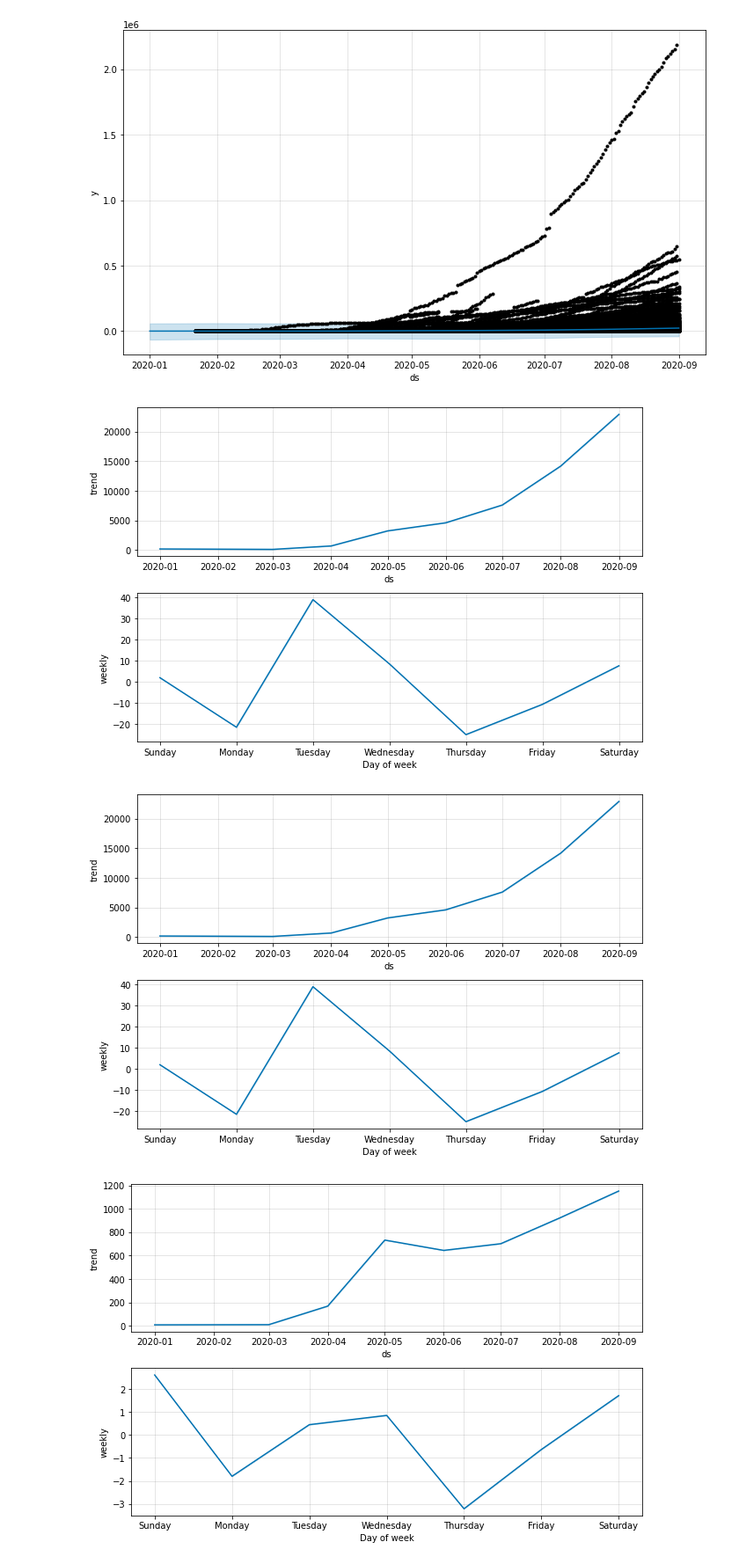
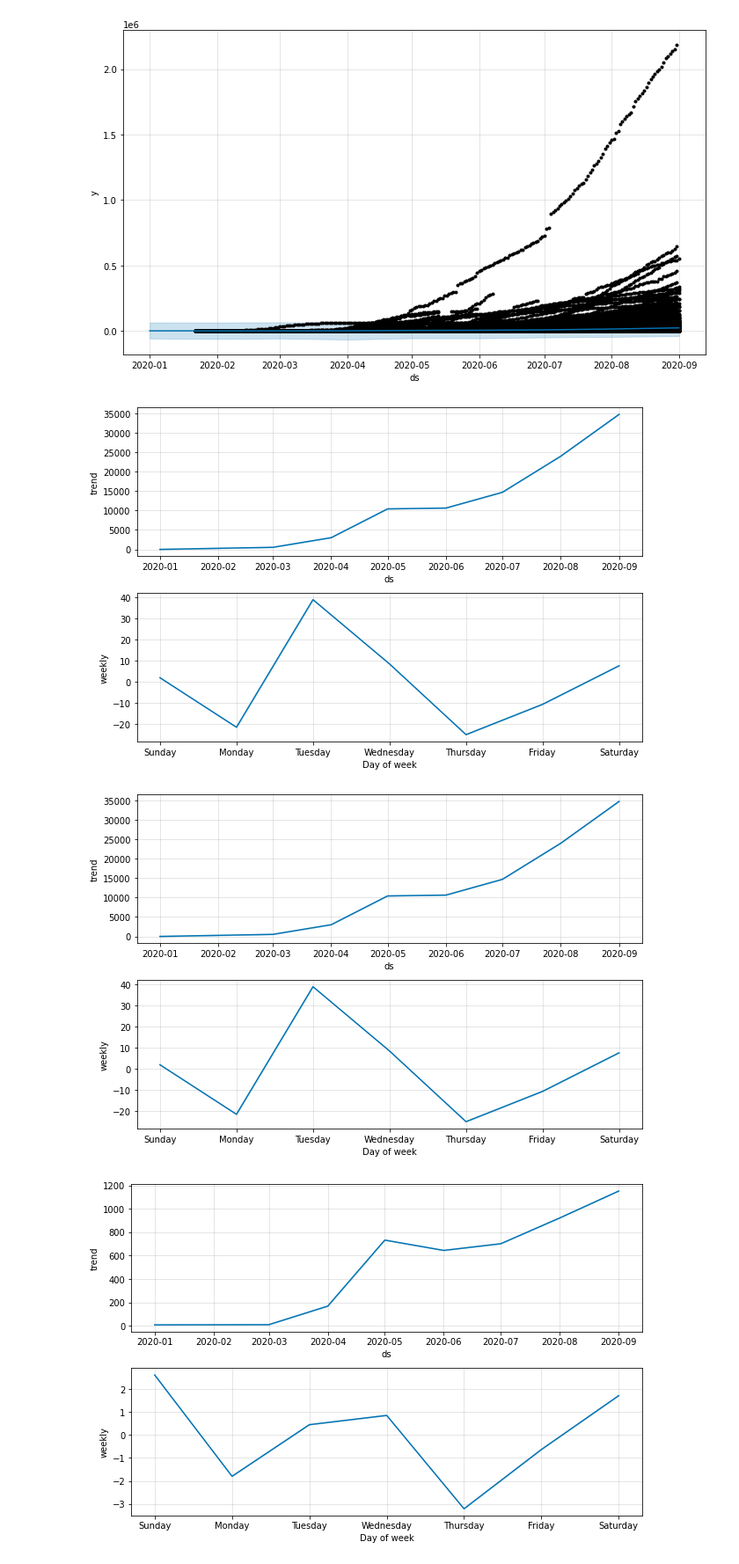
Before and after one commit to mehulraj19/DV-project, a Jupyter notebook: DV_fbprohet.ipynb, the cells around one changed output. Shown at 88% size. Drawn from its saved outputs; the diff is of its cells as text; code cells hidden in the pictures.

```diff
--- a/DV_fbprohet.ipynb
+++ b/DV_fbprohet.ipynb
@@ -218,10 +220,10 @@ model_recovered.plot(f_recovered)
 [figure]
 [figure]
 # %%
-model_recovered.plot_components(f_recovered)
+model_recovered.plot_components(f_confirmed)
 # %% [output]
-[figure, old version]
+[figure, new version]
-[figure, old version]
+[figure, new version]
 # %%
 model_deaths.plot_components(f_deaths)
 # %% [output]
```
Also changed, not shown: parts of 5 cells of this notebook.
